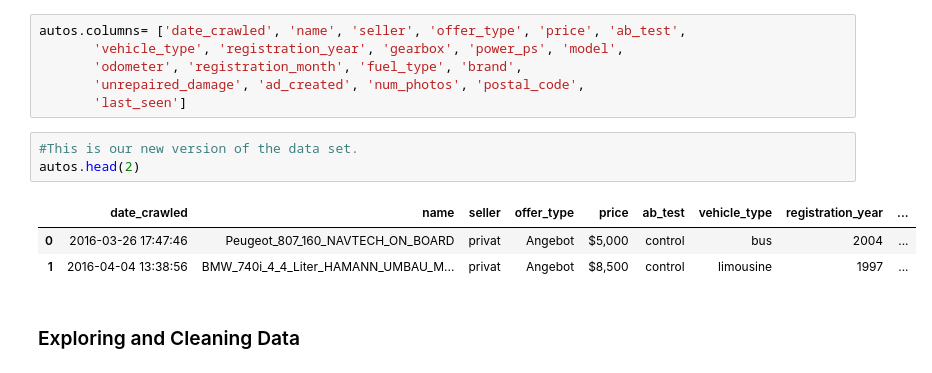
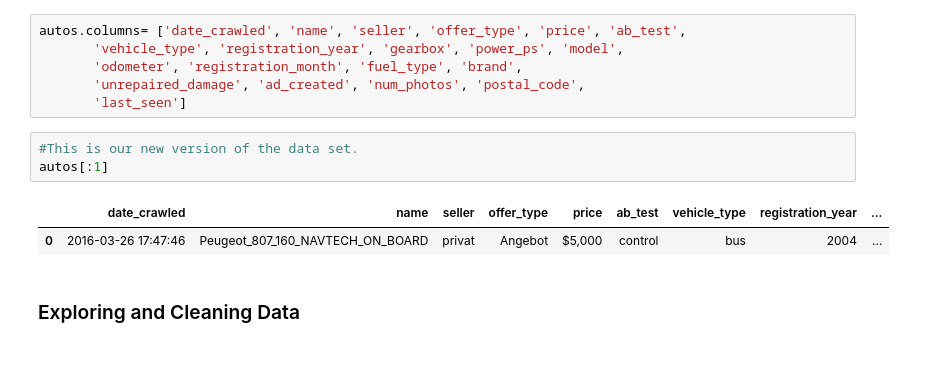
Before and after one commit to shylkymc/Exploring-Used-Car-Brands-In-EBay-Website, a Jupyter notebook: Exploring Car Brands .ipynb, the cells around one changed output. Drawn from its saved outputs; the diff is of its cells as text.

```diff
--- a/Exploring Car Brands .ipynb
+++ b/Exploring Car Brands .ipynb
@@ -61,11 +61,10 @@ autos.columns= ['date_crawled', 'name', 'seller', 'offer_type', 'price', 'ab_tes
        'last_seen']
 # %%
 #This is our new version of the data set.
-autos.head(2)
+autos[:1]
 # %% [output]
 |  | date_crawled | name | seller | offer_type | price | ab_test | vehicle_type | registration_year | ... |
 | 0 | 2016-03-26 17:47:46 | Peugeot_807_160_NAVTECH_ON_BOARD | privat | Angebot | $5,000 | control | bus | 2004 | ... |
-| 1 | 2016-04-04 13:38:56 | BMW_740i_4_4_Liter_HAMANN_UMBAU_M... | privat | Angebot | $8,500 | control | limousine | 1997 | ... |
 # %% [markdown]
 ### Exploring and Cleaning Data
 # %% [markdown]
```
